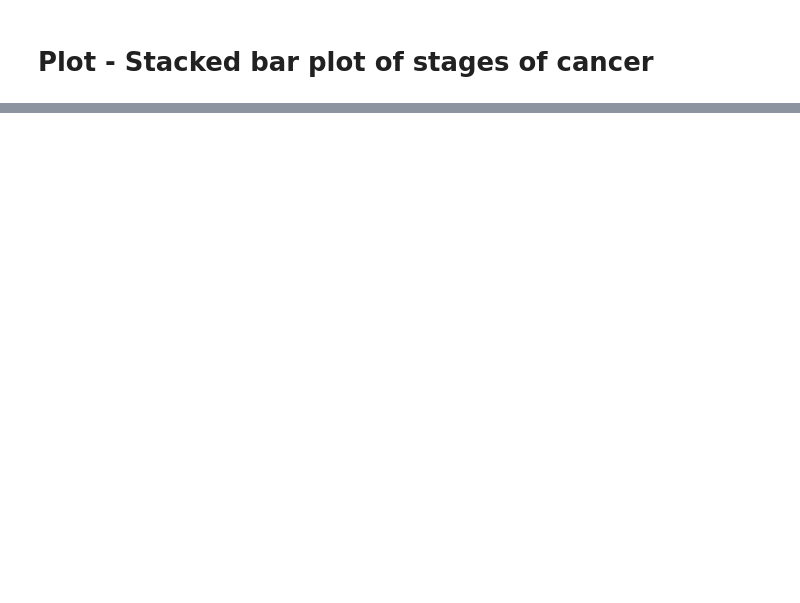
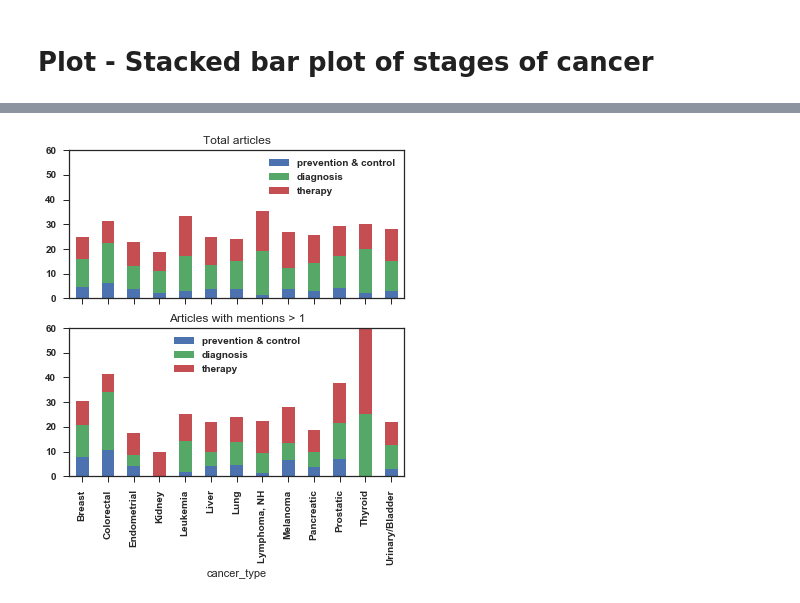
Before and after one commit to ScholCommLab/cancer-news, a Jupyter notebook: plots.ipynb, the cells around one changed output, grey strips where cells are left out. Saved outputs shown, nothing was run; the diff lists cells and outputs as text; code cells hidden in the pictures; blank space fills up the shorter version.

```diff
--- a/plots.ipynb
+++ b/plots.ipynb
@@ -134,0 +235,20 @@ for ax, method in zip(axes, methods):
+# %%
+fig, axes = plt.subplots(2, 1, figsize=(6,6), sharex=True)
+
+pdf = df.melt(id_vars=mesh_subterm.columns, var_name="cancer_type")
+pdf = pdf[pdf.value]
+pdf = pdf.groupby(["cancer_type"])[['prevention & control', 'diagnosis', 'therapy']].apply(lambda x: 100*x.sum()/len(x))
+pdf.plot(kind="bar", stacked=True, ax=axes[0])
+axes[0].set_title("Total articles")
+
+pdf = df[news_mentions.reindex(df.index)]
+pdf = pdf.melt(id_vars=mesh_subterm.columns, var_name="cancer_type")
+pdf = pdf[pdf.value]
+pdf = pdf.groupby(["cancer_type"])[['prevention & control', 'diagnosis', 'therapy']].apply(lambda x: 100*x.sum()/len(x))
+pdf.plot(kind="bar", stacked=True, ax=axes[1])
+axes[1].set_title("Articles with mentions > 1");
+
+for ax in axes:
+    ax.set_ylim(0,60)
+# %% [output]
+[figure, added]
```
Also changed, not shown: parts of 16 cells of this notebook.
